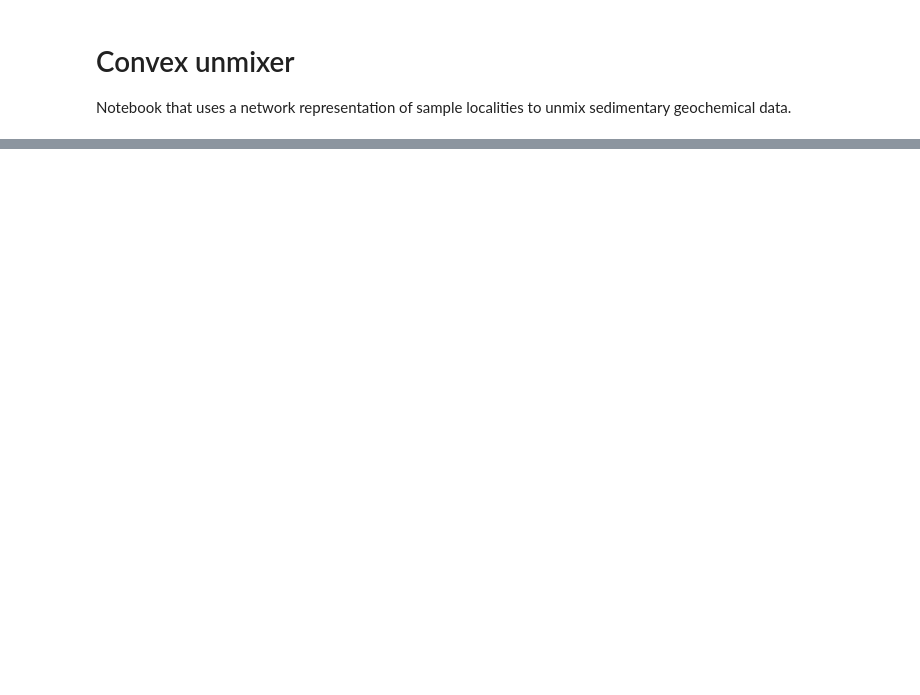
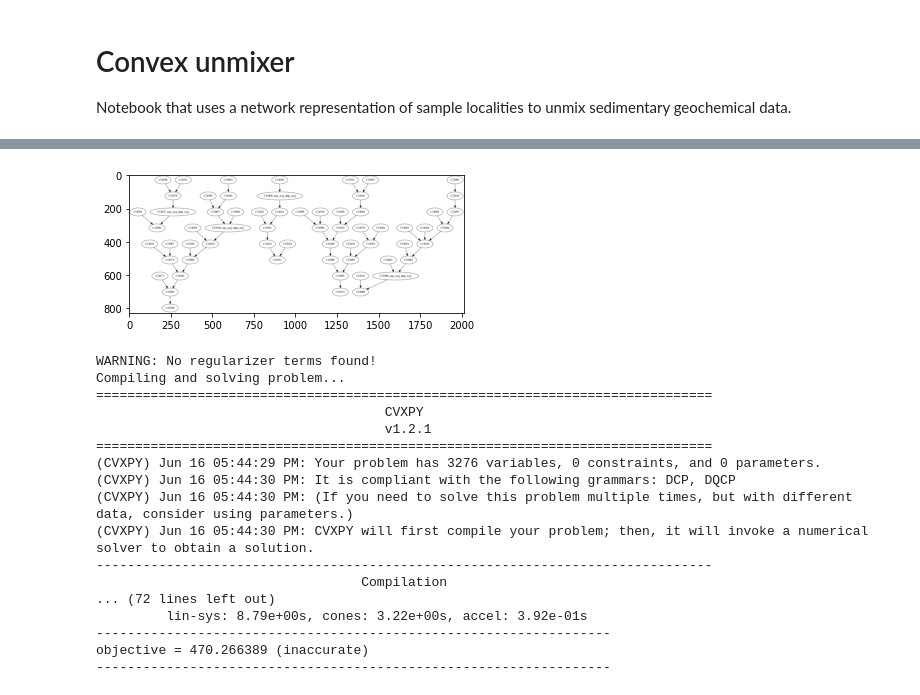
Before and after one commit to AlexLipp/faster-unmixer, a Jupyter notebook: optimise.ipynb, the cells around one changed output, grey strips where cells are left out. Cells and saved outputs as stored; diff of their text form; code cells hidden in the pictures; blank space fills up the shorter version.

```diff
--- a/optimise.ipynb
+++ b/optimise.ipynb
@@ -183,0 +17,49 @@ ax.set_xscale('log')
+# %%
+sample_network, sample_adjacency = gio.get_sample_graphs("data/")
+
+gio.plot_network(sample_network)
+
+obs_data, element_list = gio.get_sample_data("data/geochem_no_dupes.dat")
+
+primary_terms = gio.get_primary_terms(sample_network=sample_network, obs_data=obs_data, element_list=element_list)
+
+regularizer_terms = gio.get_regularizer_terms(sample_network=sample_network, adjacency_graph=sample_adjacency)
+
+if not regularizer_terms:
+    print("WARNING: No regularizer terms found!")
+
+# Build the objective and constraints
+regularizer_strength = 1e-3
+objective = cp.norm(cp.vstack(primary_terms))
+if regularizer_terms:
+  objective += regularizer_strength * cp.norm(cp.vstack(regularizer_terms))
+constraints = []
+
+# Create and solve the problem
+print("Compiling and solving problem...")
+problem = cp.Problem(cp.Minimize(objective), constraints)
+# Solvers that can handle this problem type include:
+# ECOS, SCS
+# See: https://www.cvxpy.org/tutorial/advanced/index.html#choosing-a-solver
+objective_value = problem.solve(solver=cp.SCS, verbose=True, max_iters=10000)
+
+soldf = gio.get_solution_dataframe(sample_network=sample_network, obs_data=obs_data)
+# %% [output]
+[figure, added]
+WARNING: No regularizer terms found!
+Compiling and solving problem...
+===============================================================================
+                                     CVXPY
+                                     v1.2.1
+===============================================================================
+(CVXPY) Jun 16 05:44:29 PM: Your problem has 3276 variables, 0 constraints, and 0 parameters.
+(CVXPY) Jun 16 05:44:30 PM: It is compliant with the following grammars: DCP, DQCP
+(CVXPY) Jun 16 05:44:30 PM: (If you need to solve this problem multiple times, but with different data, consider using parameters.)
+(CVXPY) Jun 16 05:44:30 PM: CVXPY will first compile your problem; then, it will invoke a numerical solver to obtain a solution.
+-------------------------------------------------------------------------------
+                                  Compilation
+... (72 lines left out)
+         lin-sys: 8.79e+00s, cones: 3.22e+00s, accel: 3.92e-01s
+------------------------------------------------------------------
+objective = 470.266389 (inaccurate)
+------------------------------------------------------------------
```
Also changed, not shown: parts of 18 cells of this notebook, 4 other files.
